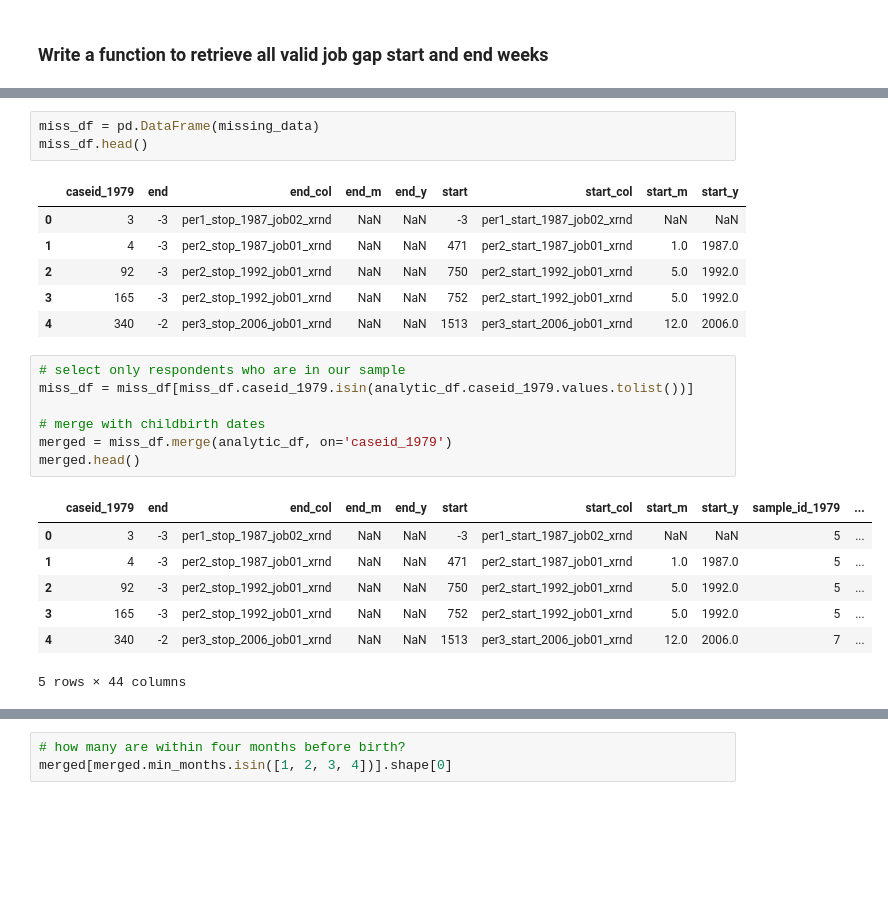
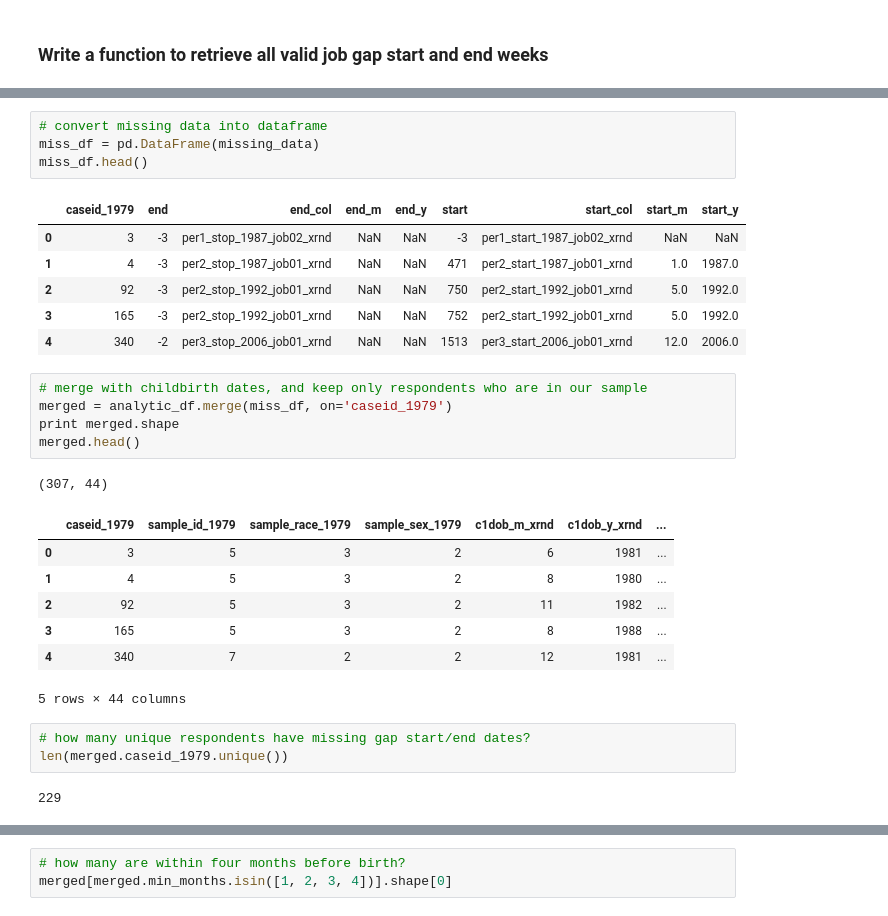
Before and after one commit to jolynn/Optout, a Jupyter notebook: 2seq_construction.ipynb, the cells around one changed output, grey strips where cells are left out. Cells and saved outputs as stored; diff of their text form; blank space fills up the shorter version.

Commit message:
explored approaches to handle missings

```diff
--- a/2seq_construction.ipynb
+++ b/2seq_construction.ipynb
@@ -320,4 +347,5 @@ missing data - id: 12097 year: 1985 gap #: 1 job #: 2 weeks:  (-3, -3)
 # %%
+# convert missing data into dataframe
 miss_df = pd.DataFrame(missing_data)
 miss_df.head()
 # %% [output]
@@ -328,20 +356,24 @@ miss_df.head()
 | 3 | 165 | -3 | per2_stop_1992_job01_xrnd | NaN | NaN | 752 | per2_start_1992_job01_xrnd | 5.0 | 1992.0 |
 | 4 | 340 | -2 | per3_stop_2006_job01_xrnd | NaN | NaN | 1513 | per3_start_2006_job01_xrnd | 12.0 | 2006.0 |
 # %%
-# select only respondents who are in our sample
-miss_df = miss_df[miss_df.caseid_1979.isin(analytic_df.caseid_1979.values.tolist())]
-
-# merge with childbirth dates
-merged = miss_df.merge(analytic_df, on='caseid_1979')
+# merge with childbirth dates, and keep only respondents who are in our sample
+merged = analytic_df.merge(miss_df, on='caseid_1979')
+print merged.shape
 merged.head()
 # %% [output]
+(307, 44)
-|  | caseid_1979 | end | end_col | end_m | end_y | start | start_col | start_m | start_y | sample_id_1979 | ... |
-| 0 | 3 | -3 | per1_stop_1987_job02_xrnd | NaN | NaN | -3 | per1_start_1987_job02_xrnd | NaN | NaN | 5 | ... |
-| 1 | 4 | -3 | per2_stop_1987_job01_xrnd | NaN | NaN | 471 | per2_start_1987_job01_xrnd | 1.0 | 1987.0 | 5 | ... |
-| 2 | 92 | -3 | per2_stop_1992_job01_xrnd | NaN | NaN | 750 | per2_start_1992_job01_xrnd | 5.0 | 1992.0 | 5 | ... |
-| 3 | 165 | -3 | per2_stop_1992_job01_xrnd | NaN | NaN | 752 | per2_start_1992_job01_xrnd | 5.0 | 1992.0 | 5 | ... |
-| 4 | 340 | -2 | per3_stop_2006_job01_xrnd | NaN | NaN | 1513 | per3_start_2006_job01_xrnd | 12.0 | 2006.0 | 7 | ... |
+|  | caseid_1979 | sample_id_1979 | sample_race_1979 | sample_sex_1979 | c1dob_m_xrnd | c1dob_y_xrnd | ... |
+| 0 | 3 | 5 | 3 | 2 | 6 | 1981 | ... |
+| 1 | 4 | 5 | 3 | 2 | 8 | 1980 | ... |
+| 2 | 92 | 5 | 3 | 2 | 11 | 1982 | ... |
+| 3 | 165 | 5 | 3 | 2 | 8 | 1988 | ... |
+| 4 | 340 | 7 | 2 | 2 | 12 | 1981 | ... |
-5 rows × 44 columns
+5 rows × 44 columns
+# %%
+# how many unique respondents have missing gap start/end dates?
+len(merged.caseid_1979.unique())
+# %% [output]
+229
 # %%
 # what types of missing do we have?
 # both start and end missing? or only start or only end missing?
```
Also changed, not shown: parts of 70 cells of this notebook.
